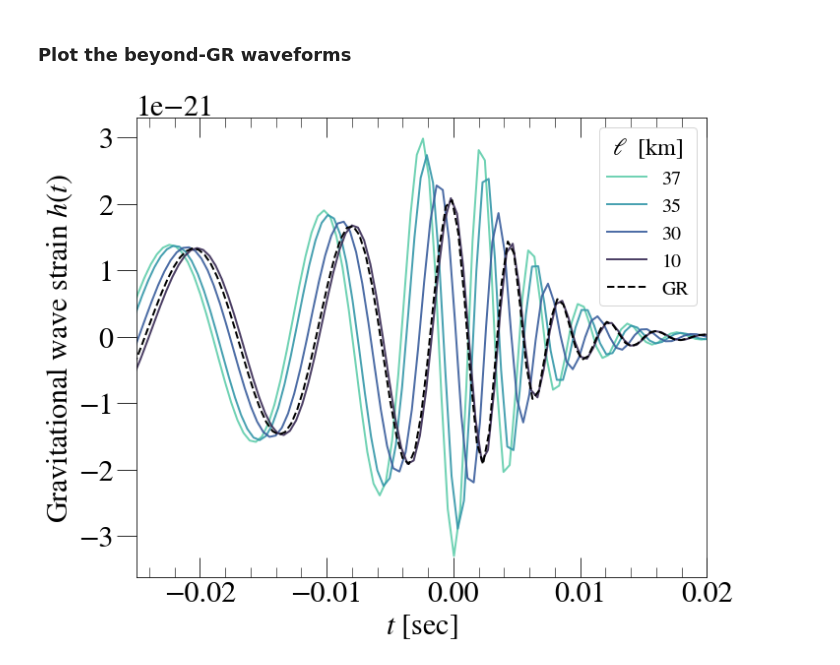
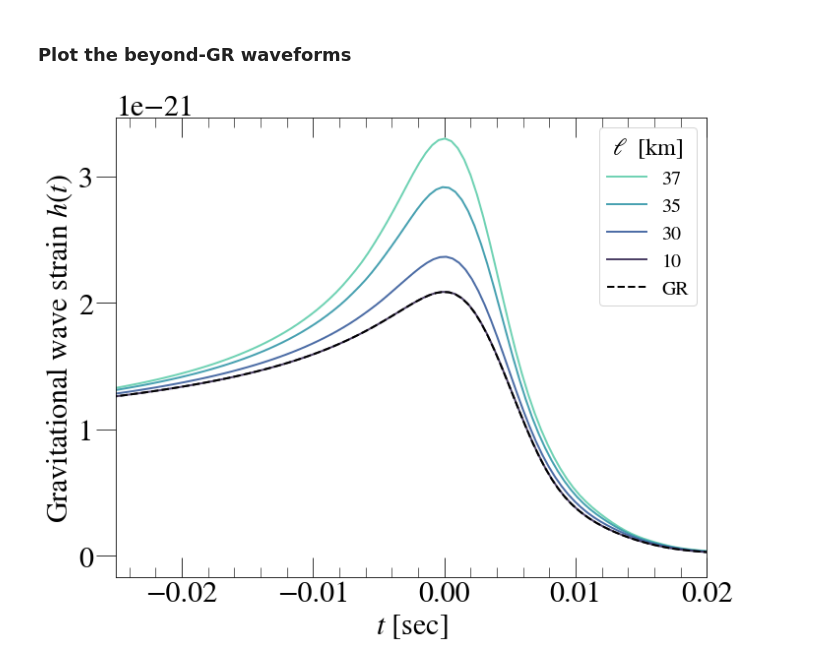
Before and after one commit to mariaokounkova/BeyondGRAnalysis, a Jupyter notebook: PlotWaveforms.ipynb, the cells around one changed output. Drawn from its saved outputs; the diff is of its cells as text; code cells hidden in the pictures.

Commit message:
Present plot status

```diff
--- a/PlotWaveforms.ipynb
+++ b/PlotWaveforms.ipynb
@@ -37,33 +37,33 @@ plt.figure(figsize=(10, 8))
 
 params_dict = {'dist_mpc' : 400.0, 'mass' : 68.0, 'theta' : pi, 'phi' : 0, 'dt' : 1.0/2048}
 
 ell_arr = [0.37, 0.35, 0.3, 0.1]
 cs = sns.color_palette('mako_r', n_colors=len(ell_arr))
 
 ## dCS strains
 for ell, c in zip(ell_arr, cs):
 
     name = str(ell).replace('.', 'p')
     file = 'Waveforms/Lev5/dCS_Strain_' + name + '.h5'
 
     ## Get physical value for ell
     phys_ell_km = EllinKm(name, params_dict['mass'])
 
     time, h_plus, h_cross, h_amp = ReadExtrapolatedModes(file, params_dict)
-    plt.plot(time, h_plus, lw=2.0, label=int(phys_ell_km), color=c, alpha=0.9)
+    plt.plot(time, h_amp, lw=2.0, label=int(phys_ell_km), color=c, alpha=0.9)
 
 ## GR strain
 time, h_plus, h_cross, h_amp = ReadExtrapolatedModes('Waveforms/Lev2/BackgroundStrain.h5', params_dict)
-plt.plot(time, h_plus, lw=2.0, ls='--', label='GR', color='black')
+plt.plot(time, h_amp, lw=2.0, ls='--', label='GR', color='black')
 
 plt.xlim(-0.025, 0.02)
 
 plt.xlabel('$t$ [sec]', fontsize=30)
 plt.ylabel('Gravitational wave strain $h(t)$', fontsize=30)
 legend = plt.legend(title='$\ell$  [km]', fontsize=20)
 plt.setp(legend.get_title(),fontsize=24)
 plt.tight_layout()
 plt.savefig('dCSWaveforms.pdf')
 plt.show()
 # %% [output]
-[figure, old version]
+[figure, new version]
```
Also changed, not shown: 4 other files.
